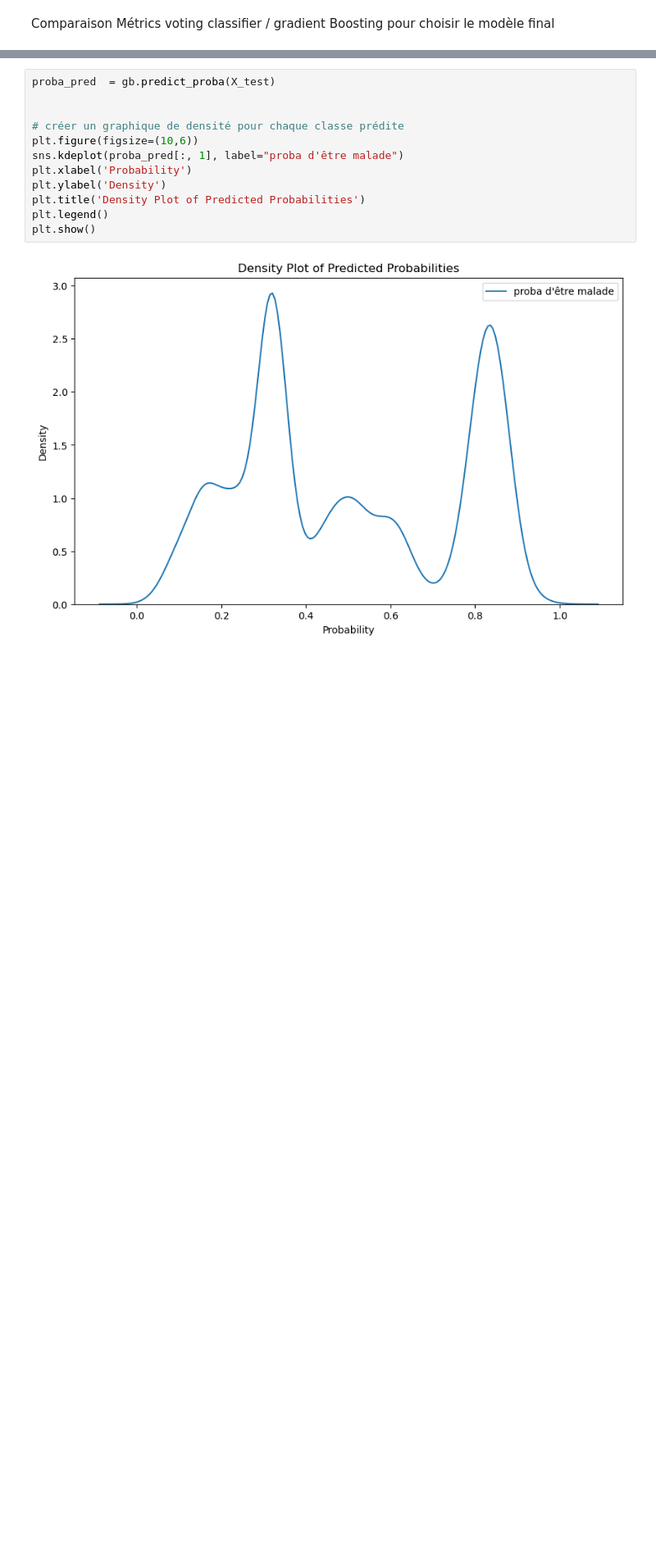
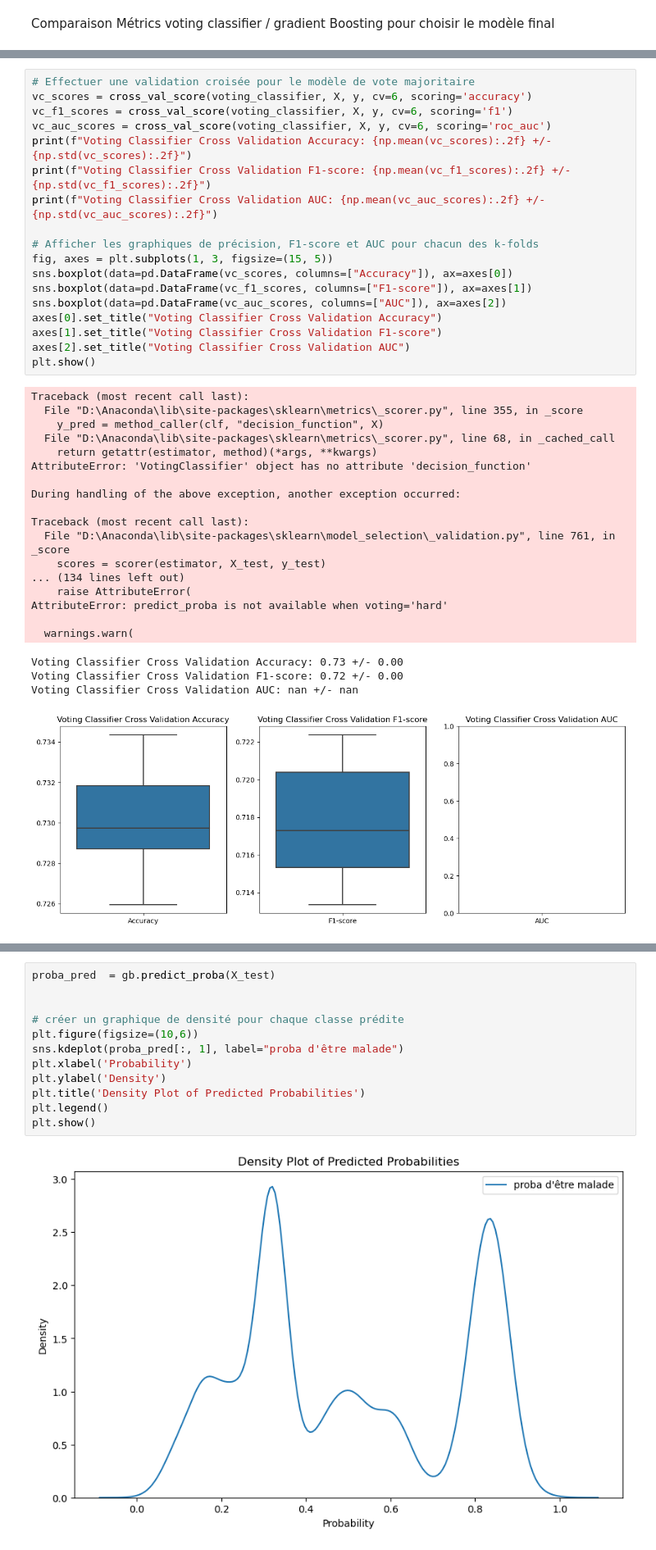
Before and after one commit to corentinGregoire/TP-Moreau, a Jupyter notebook: Sélection modèles.ipynb, the cells around one changed output, grey strips where cells are left out. Shown at 82% size. Drawn from its saved outputs; the diff is of its cells as text; blank space fills up the shorter version.

```diff
--- a/Sélection modèles.ipynb
+++ b/Sélection modèles.ipynb
@@ -524,0 +532,40 @@ Voting Classifier Cross Validation Accuracy: 0.73 +/- 0.00
+# %%
+# Effectuer une validation croisée pour le modèle de vote majoritaire
+vc_scores = cross_val_score(voting_classifier, X, y, cv=6, scoring='accuracy')
+vc_f1_scores = cross_val_score(voting_classifier, X, y, cv=6, scoring='f1')
+vc_auc_scores = cross_val_score(voting_classifier, X, y, cv=6, scoring='roc_auc')
+print(f"Voting Classifier Cross Validation Accuracy: {np.mean(vc_scores):.2f} +/- {np.std(vc_scores):.2f}")
+print(f"Voting Classifier Cross Validation F1-score: {np.mean(vc_f1_scores):.2f} +/- {np.std(vc_f1_scores):.2f}")
+print(f"Voting Classifier Cross Validation AUC: {np.mean(vc_auc_scores):.2f} +/- {np.std(vc_auc_scores):.2f}")
+
+# Afficher les graphiques de précision, F1-score et AUC pour chacun des k-folds
+fig, axes = plt.subplots(1, 3, figsize=(15, 5))
+sns.boxplot(data=pd.DataFrame(vc_scores, columns=["Accuracy"]), ax=axes[0])
+sns.boxplot(data=pd.DataFrame(vc_f1_scores, columns=["F1-score"]), ax=axes[1])
+sns.boxplot(data=pd.DataFrame(vc_auc_scores, columns=["AUC"]), ax=axes[2])
+axes[0].set_title("Voting Classifier Cross Validation Accuracy")
+axes[1].set_title("Voting Classifier Cross Validation F1-score")
+axes[2].set_title("Voting Classifier Cross Validation AUC")
+plt.show()
+# %% [output]
+Traceback (most recent call last):
+  File "D:\Anaconda\lib\site-packages\sklearn\metrics\_scorer.py", line 355, in _score
+    y_pred = method_caller(clf, "decision_function", X)
+  File "D:\Anaconda\lib\site-packages\sklearn\metrics\_scorer.py", line 68, in _cached_call
+    return getattr(estimator, method)(*args, **kwargs)
+AttributeError: 'VotingClassifier' object has no attribute 'decision_function'
+
+During handling of the above exception, another exception occurred:
+
+Traceback (most recent call last):
+  File "D:\Anaconda\lib\site-packages\sklearn\model_selection\_validation.py", line 761, in _score
+    scores = scorer(estimator, X_test, y_test)
+... (134 lines left out)
+    raise AttributeError(
+AttributeError: predict_proba is not available when voting='hard'
+
+  warnings.warn(
+Voting Classifier Cross Validation Accuracy: 0.73 +/- 0.00
+Voting Classifier Cross Validation F1-score: 0.72 +/- 0.00
+Voting Classifier Cross Validation AUC: nan +/- nan
+[figure, added]
```
Also changed, not shown: parts of 18 cells of this notebook.
